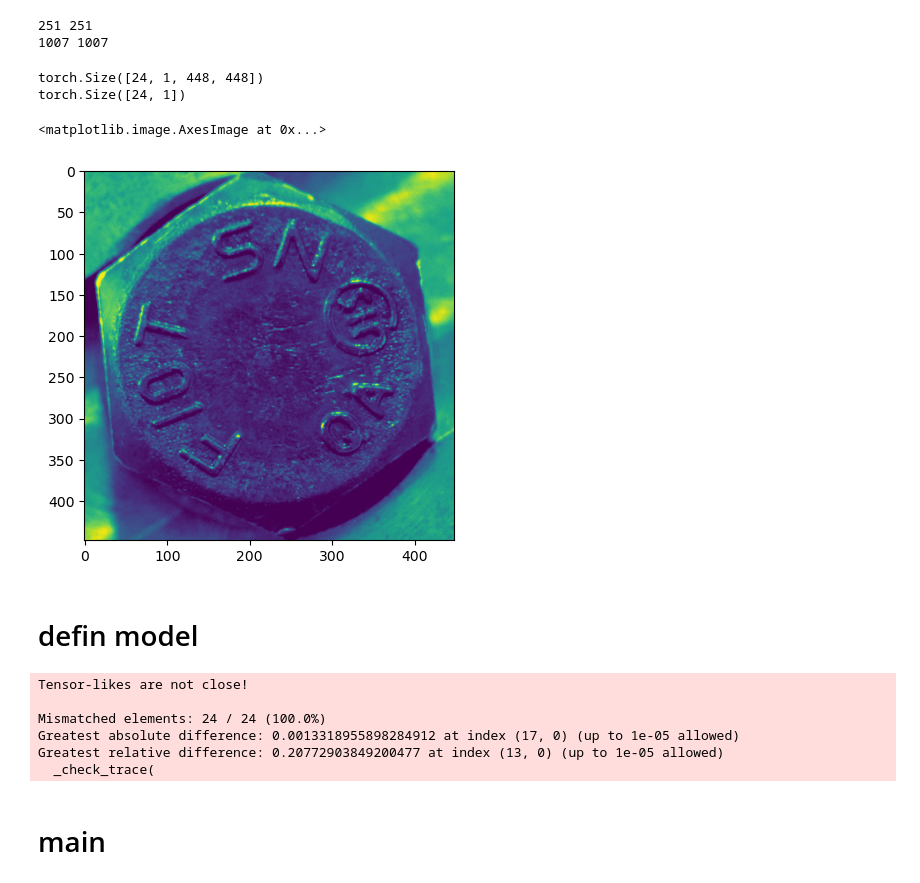
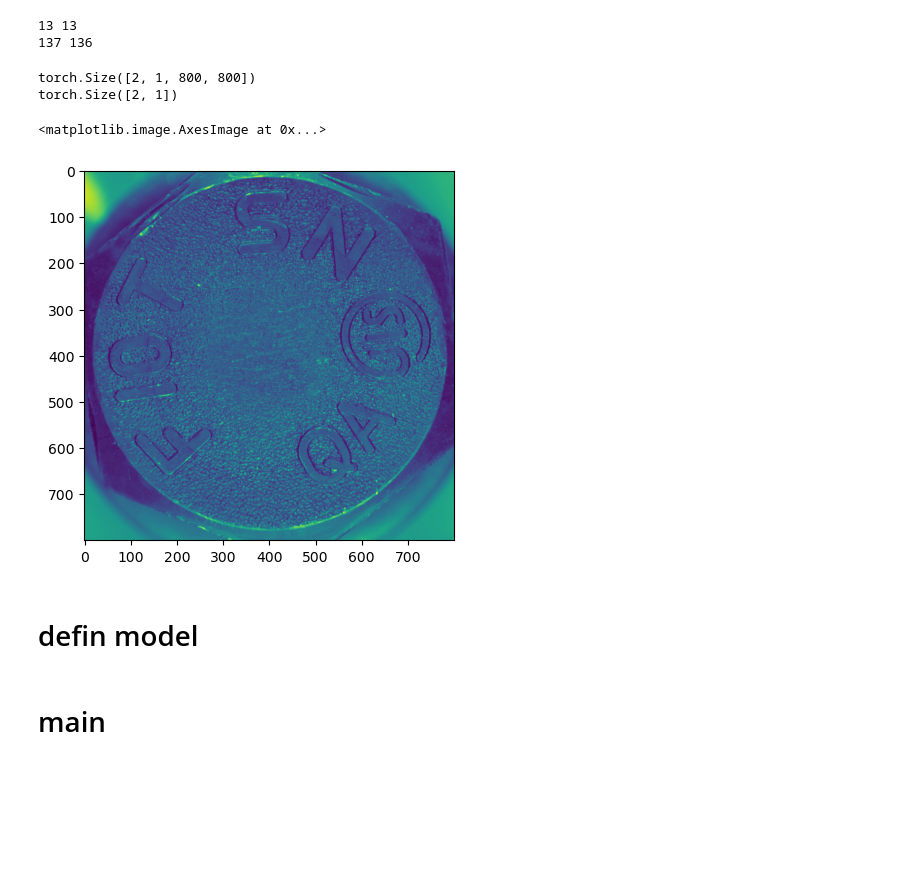
Before and after one commit to ChenYu-K/boltpd, a Jupyter notebook: FRCNN-Train.ipynb, the cells around one changed output. Drawn from its saved outputs; the diff is of its cells as text; code cells hidden in the pictures; blank space fills up the shorter version.

```diff
--- a/FRCNN-Train.ipynb
+++ b/FRCNN-Train.ipynb
@@ -37,11 +37,11 @@ def generate_dataset(dir):
     """
     pathDir = os.listdir(dir)    #取图片的原始路径
     filenumber=len(pathDir)
-    rate=0.7    #自定义抽取图片的比例，比方说100张抽10张，那就是0.1
+    rate=1    #自定义抽取图片的比例，比方说100张抽10张，那就是0.1
     picknumber=int(filenumber*rate) #按照rate比例从文件夹中取一定数量图片
     sample = random.sample(pathDir, picknumber)  #随机选取picknumber数量的样本图片
 
-    file = pd.read_csv(r'datalabel-2306.csv')
+    file = pd.read_csv(r'./label/label-2024pretension.csv')
     file=np.array(file)
     labels=[]
     img_data = []
@@ -50,20 +50,20 @@ def generate_dataset(dir):
         if f0 is None:
             f0 = os.path.join(dir, file_name)
         if file_name != "Thumbs.db":
-           # if int(file_name[-9:-4]) > 2286 and int(file_name[-9:-4]) < 2485:
-            img_dir = os.path.join(dir, file_name)
-            img = cv2.imread(img_dir)
-            #ref_img = cv2.imread('./database/c_data/bolt1/DSC01686.JPG')
-            #img = cv2.subtract(img, ref_img)
-            #img1 = cv2.subtract(img,cv2.imread(f0))
-            img = cv2.resize(img, (500, 500))   # /5 resize img
-            #img_gray = cv.cvtColor(img,cv.COLOR_RniGB2GRAY)
-            pimg = Image.fromarray(img)
-            img_data.append(pimg)
-            for item in file:       #add label, from 1row
-                sh = item[1]
-                if file_name[-9:-4] == sh[-9:-4]:
-                    labels.append(item[0]/116)#
+            if int(file_name[-9:-4]) > 9900 or int(file_name[-9:-4]) < 106:
+                img_dir = os.path.join(dir, file_name)
+                img = cv2.imread(img_dir)
+                #ref_img = cv2.imread('./database/c_data/bolt1/DSC01686.JPG')
+                #img = cv2.subtract(img, ref_img)
+                #img1 = cv2.subtract(img,cv2.imread(f0))
+                img = cv2.resize(img, (800, 800))   # /5 resize img
+                #img_gray = cv.cvtColor(img,cv.COLOR_RniGB2GRAY)
+                pimg = Image.fromarray(img)
+                img_data.append(pimg)
+                for item in file:       #add label, from 1row
+                    sh = item[1]
+                    if file_name[-9:-4] == sh[-9:-4]:
+                        labels.append(item[0]/230)#
     labels = torch.tensor(labels)
     labels = labels.type(torch.FloatTensor)
     labels = labels.unsqueeze(1)
@@ -71,17 +71,17 @@ def generate_dataset(dir):
 # %%
 #traindir= './database/train_data/'
 #validdir='./database/valid_data/'
-traindir= './database/aug_data/bolt4/'
-validdir='./database/aug_data/bolt4-valid/'
-testdir='./database/test_data/'
+traindir= './database/2024preten/inputdata/'
+validdir='./database/2024preten/testdata/'
+testdir='./database/2024preten/testdata/'
 train_rdata, train_label = generate_dataset(traindir)
 valid_rdata, valid_label = generate_dataset(validdir)
 # %%
 print(len(valid_rdata),len(valid_label))
 print(len(train_rdata),len(train_label))
 # %% [output]
-251 251
-1007 1007
+13 13
+137 136
 # %%
 #print(train_data)
 #print(train_label)
@@ -104,32 +104,32 @@ class MyDataset(Dataset):
 # %%
 normMean = [0.5]
 normStd = [0.5]
 transform = transforms.Compose([
-    transforms.Resize(450),
-    transforms.CenterCrop(448),
+    #transforms.Resize(450),
+    #transforms.CenterCrop(448),
     transforms.Grayscale(num_output_channels=1), #彩色图像转灰度图像num_output_channels默认1
     transforms.ToTensor(),  # range [0, 255] -> [0.0,1.0]
     #transforms.Normalize(normMean, normStd)
     ])
 
 # 也可以再定义train_transform加入一些数据增强
 train_data = MyDataset(train_rdata, train_label, transform=transform)
 valid_data = MyDataset(valid_rdata, valid_label, transform=transform)
-train_loader = DataLoader(dataset=train_data, batch_size=24, shuffle=True)
+train_loader = DataLoader(dataset=train_data, batch_size=2, shuffle=True)
 valid_loader = DataLoader(dataset=valid_data, batch_size=1, shuffle=True)
 dataiter=iter(train_loader)
 images, labels = dataiter.__next__()
 print(images.shape)
 print(labels.shape)
 topic = T.ToPILImage()
 imm1 = topic(images[0])
 vimg, vlabels = dataiter.__next__()
 plt.imshow(topic(vimg[0]))
 # %% [output]
-torch.Size([24, 1, 448, 448])
-torch.Size([24, 1])
+torch.Size([2, 1, 800, 800])
+torch.Size([2, 1])
 <matplotlib.image.AxesImage at 0x...>
-[figure, old version]
+[figure, new version]
 # %%
 def testAccuracy():
     net.eval()
@@ -463,6 +463,19 @@ class MultiScaleFusion(nn.Module):
 #from SEBlock import SEBlock
 from loss_function import HuberLoss
 #import net
+class HuberLossPena(nn.Module):
+    def __init__(self, delta=1.0, penalty_weight=1.0):
+        super(HuberLossPena, self).__init__()
+        self.delta = delta
+        self.penalty_weight = penalty_weight
+
+    def forward(self, y_true, y_pred):
+        residual = torch.abs(y_true - y_pred)
+        condition = residual < self.delta
+        squared_loss = 0.5 * residual ** 2
+        penalty = self.penalty_weight * (residual - 0.5 * self.delta)
+        loss = torch.where(condition, squared_loss, penalty)
+        return torch.mean(loss)
 
 # 输入输出的数据维度，这里都是1维
 INPUT_FEATURE_DIM = 5000
@@ -488,17 +501,10 @@ writer.close()
 optimizer = torch.optim.Adam(net.parameters(), lr=LEARNING_RATE)
 #optimizer = torch.optim.SGD(net.parameters(),lr=LEARNING_RATE)
 # 定义一个误差计算方法
-loss_func = HuberLoss(delta=1.0)
+loss_func = HuberLossPena(delta=0.01, penalty_weight=3.0)
 #loss_func = nn.MSELoss()
 #loss_func = nn.CrossEntropyLoss() #定义交叉熵损失函数 交叉熵损失函数是用来衡量两个概率分布之间的距离的#nn.MSELoss()
 # Define the loss function with Classification Cross-Entropy loss and an optimizer with Adam optimizer
-# %% [output]
-Tensor-likes are not close!
-
-Mismatched elements: 24 / 24 (100.0%)
-Greatest absolute difference: 0.0013318955898284912 at index (17, 0) (up to 1e-05 allowed)
-Greatest relative difference: 0.20772903849200477 at index (13, 0) (up to 1e-05 allowed)
-  _check_trace(
 # %% [markdown]
 # main
 # %%
```
Also changed, not shown: parts of 4 cells of this notebook, 3 other files.
